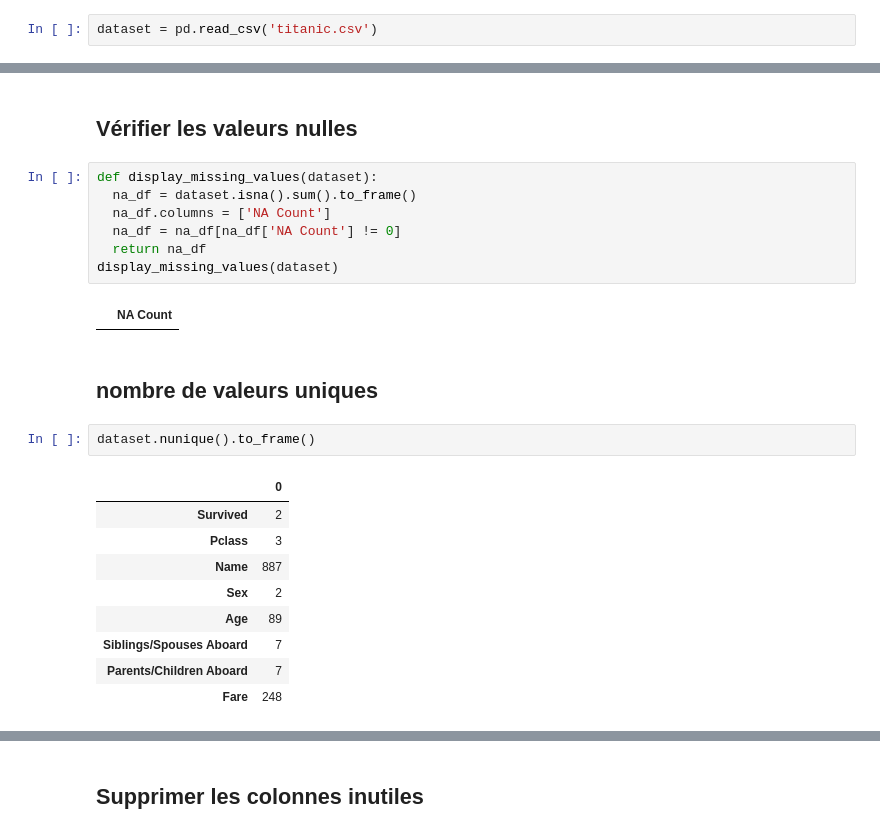
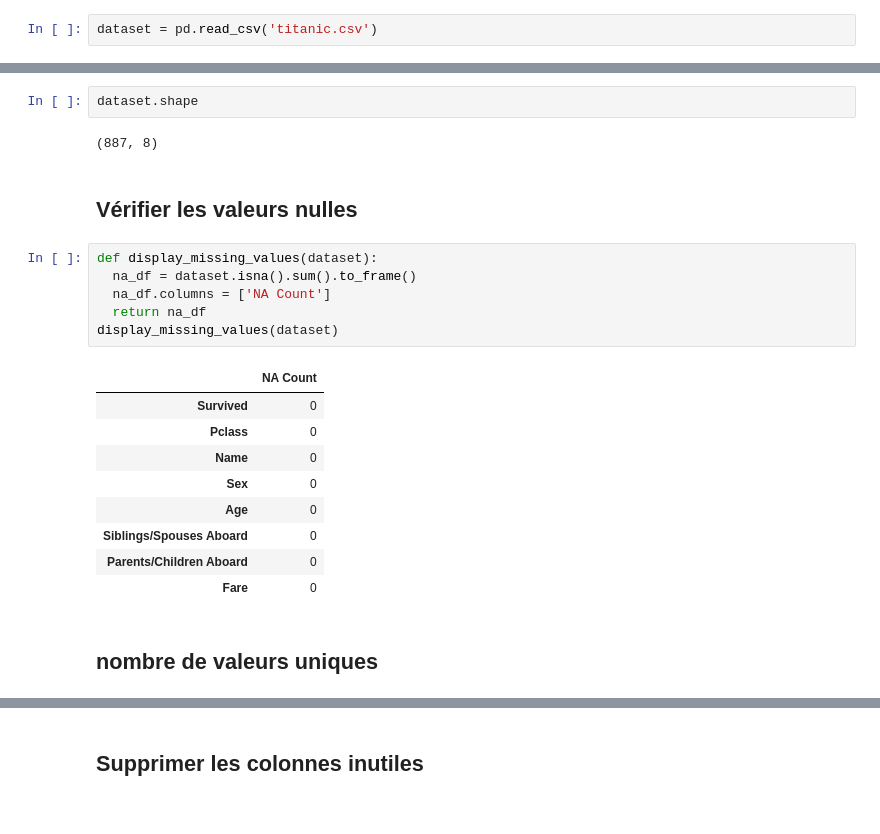
Before and after one commit to Slimani-CE/AI-Python-Implemention, a Jupyter notebook: Classification/Classification from scratch/Logistic regression from scratch/Logistic regression from scratch.ipynb, the cells around one changed output, grey strips where cells are left out. Drawn from its saved outputs; the diff is of its cells as text.

```diff
--- a/Classification/Classification from scratch/Logistic regression from scratch/Logistic regression from scratch.ipynb
+++ b/Classification/Classification from scratch/Logistic regression from scratch/Logistic regression from scratch.ipynb
@@ -17,28 +17,27 @@ dataset.head()
 | 2 | 1 | 3 | Miss. Laina Heikkinen | female | 26.0 | 0 | 0 | 7.9250 |
 | 3 | 1 | 1 | Mrs. Jacques Heath (Lily May Peel... | female | 35.0 | 1 | 0 | 53.1000 |
 | 4 | 0 | 3 | Mr. William Henry Allen | male | 35.0 | 0 | 0 | 8.0500 |
+# %%
+dataset.shape
+# %% [output]
+(887, 8)
 # %% [markdown]
 ## Vérifier les valeurs nulles
 # %%
 def display_missing_values(dataset):
   na_df = dataset.isna().sum().to_frame()
   na_df.columns = ['NA Count']
-  na_df = na_df[na_df['NA Count'] != 0]
   return na_df
 display_missing_values(dataset)
 # %% [output]
 |  | NA Count |
+| Survived | 0 |
+| Pclass | 0 |
+| Name | 0 |
+| Sex | 0 |
+| Age | 0 |
+| Siblings/Spouses Aboard | 0 |
+| Parents/Children Aboard | 0 |
+| Fare | 0 |
 # %% [markdown]
 ## nombre de valeurs uniques
-# %%
-dataset.nunique().to_frame()
-# %% [output]
-|  | 0 |
-| Survived | 2 |
-| Pclass | 3 |
-| Name | 887 |
-| Sex | 2 |
-| Age | 89 |
-| Siblings/Spouses Aboard | 7 |
-| Parents/Children Aboard | 7 |
-| Fare | 248 |
```
Also changed, not shown: parts of 18 cells of this notebook.
